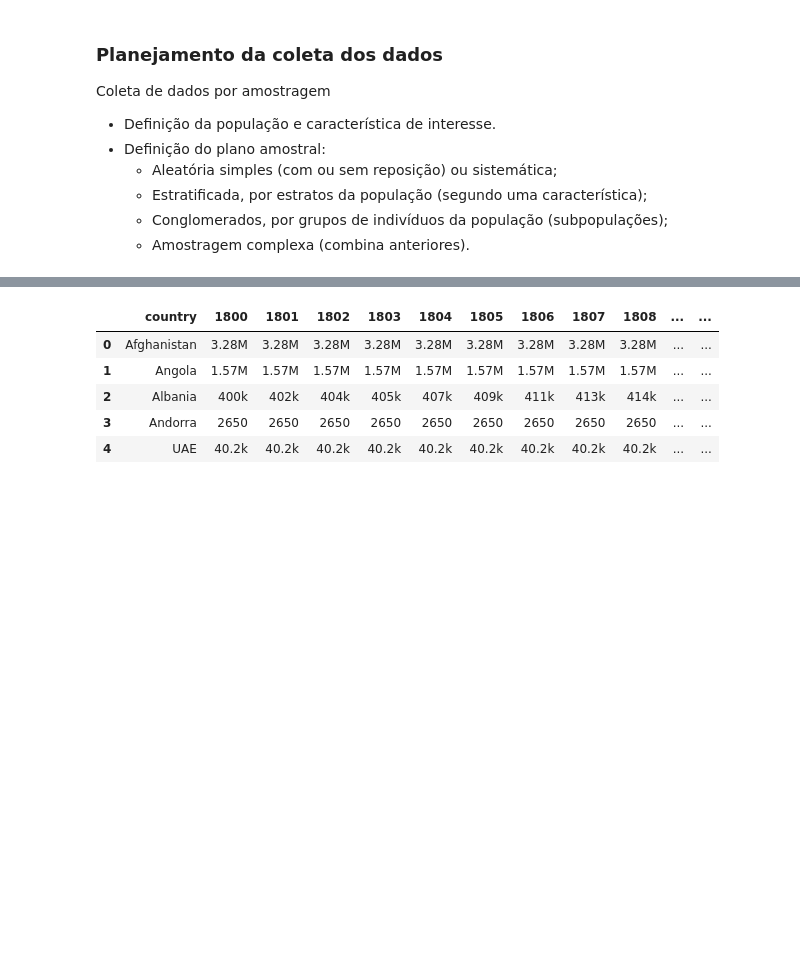
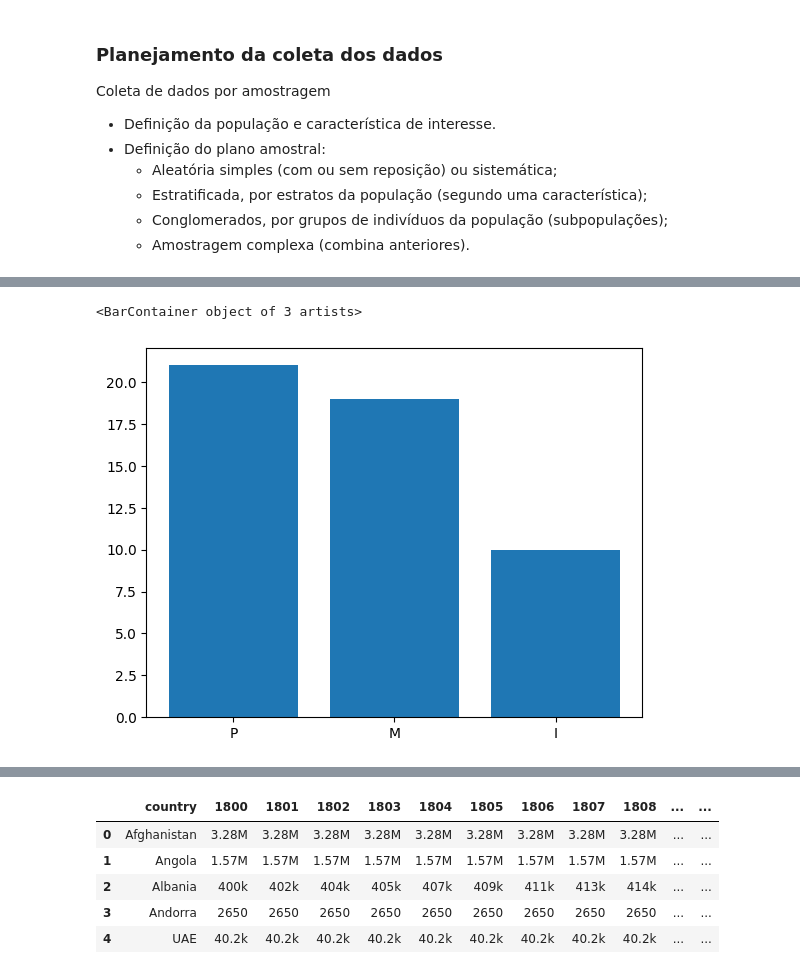
Before and after one commit to ridasilva/bioestatistica, a Jupyter notebook: capitulos/chap1/chap1.ipynb, the cells around one changed output, grey strips where cells are left out. Saved outputs shown, nothing was run; the diff lists cells and outputs as text; code cells hidden in the pictures; blank space fills up the shorter version.

```diff
--- a/capitulos/chap1/chap1.ipynb
+++ b/capitulos/chap1/chap1.ipynb
@@ -89,0 +318,7 @@ Coleta de dados por amostragem
+# %%
+# HIDE CODE
+plt.bar(df['Toler'].value_counts().index.values,
+        df['Toler'].value_counts())
+# %% [output]
+<BarContainer object of 3 artists>
+[figure, added]
```
Also changed, not shown: parts of 66 cells of this notebook, 16 other files.
